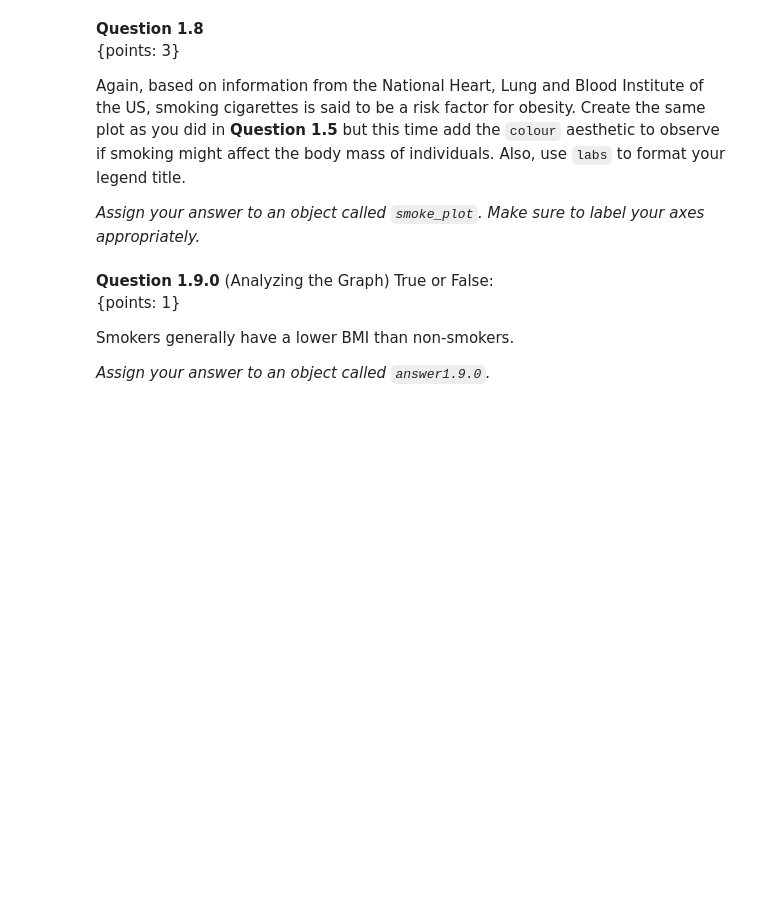
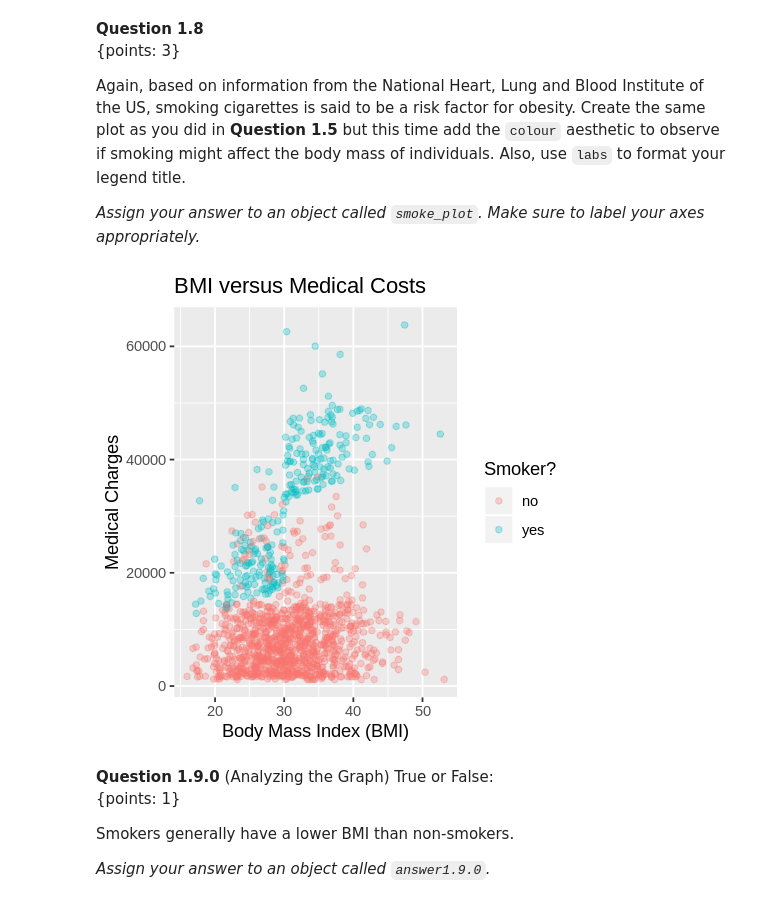
Before and after one commit to hallje193/dsci100-coursework-jerryhall, a Jupyter notebook: materials/tutorial_04/tutorial_04.ipynb, the cells around one changed output. Saved outputs shown, nothing was run; the diff lists cells and outputs as text; code cells hidden in the pictures; blank space fills up the shorter version.

```diff
--- a/materials/tutorial_04/tutorial_04.ipynb
+++ b/materials/tutorial_04/tutorial_04.ipynb
@@ -285,3 +281,11 @@ smoke_plot
+# %%
+# your code here
+smoke_plot<- bmi_plot +
+    aes(color = smoker) +
+    labs(color = 'Smoker?')
+smoke_plot
+# %% [output]
+[figure, added]
 # %%
 # Most of the tests for this question are hidden. You have to decide whether you've created a good visualization!
 # Make sure you label all your axes and legend with human-readable labels
```
Also changed, not shown: parts of 13 cells of this notebook.
